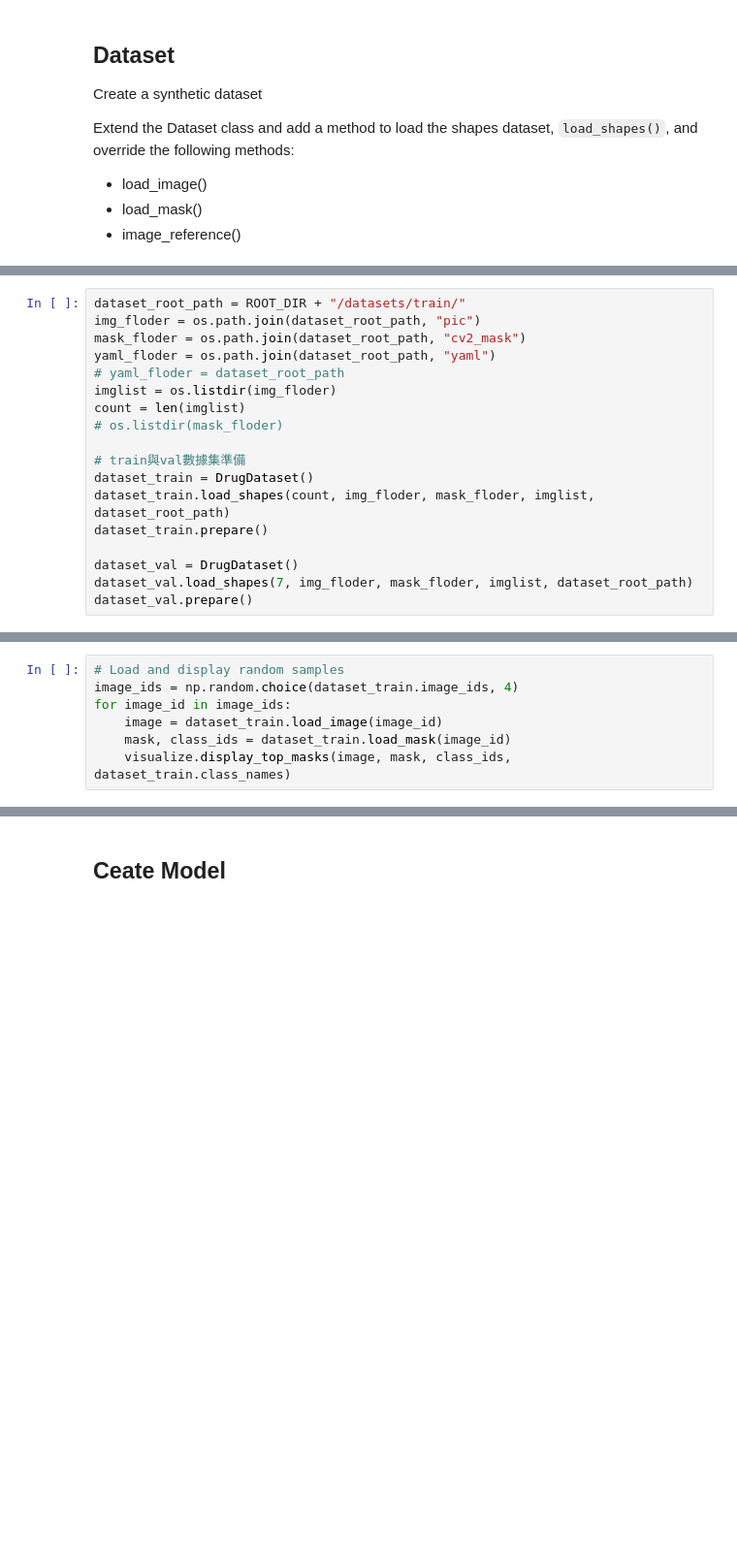
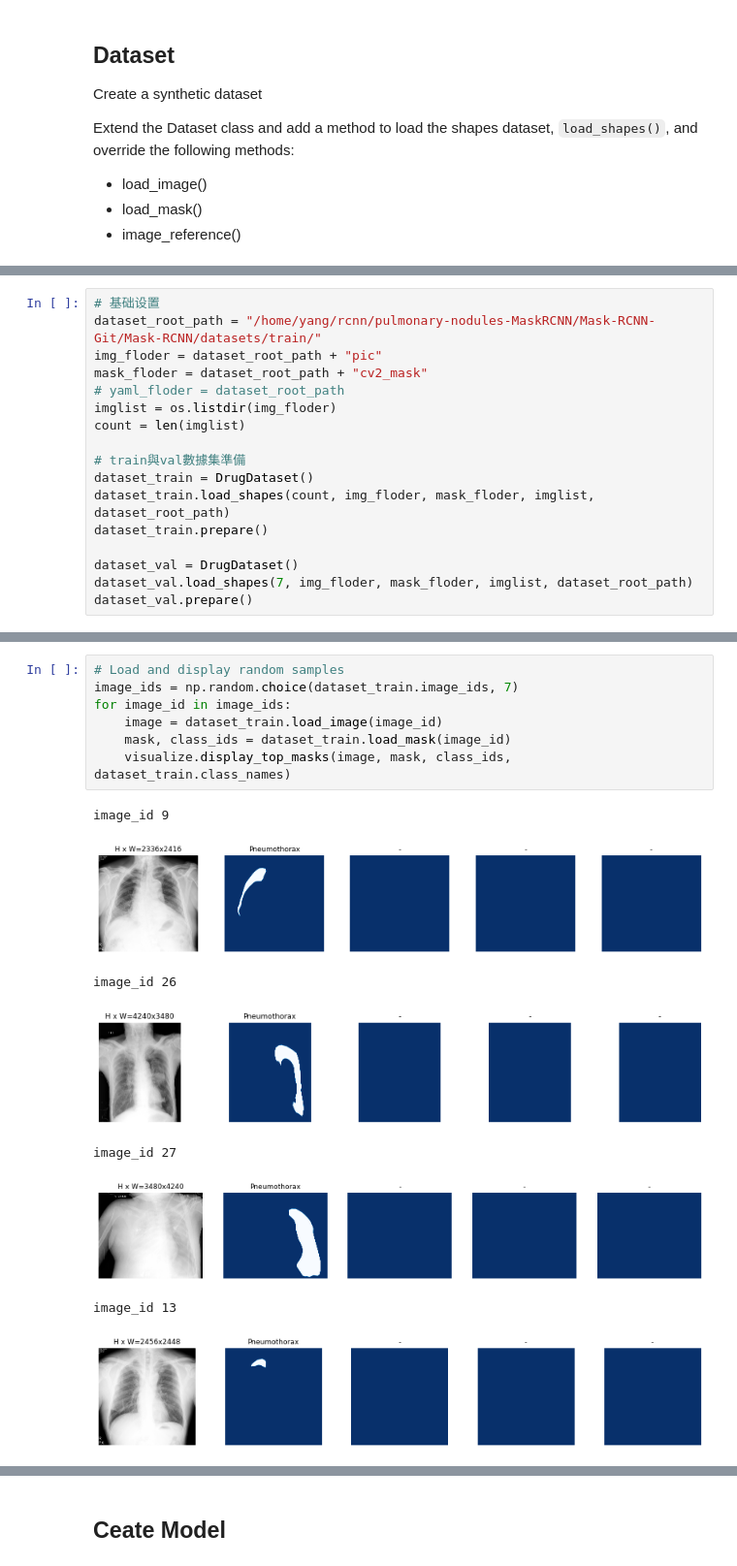
Before and after one commit to ChunHaoYang/Mask-RCNN, a Jupyter notebook: train_shapes.ipynb, the cells around one changed output, grey strips where cells are left out. Shown: that part at 97% size. Saved outputs shown, nothing was run; the diff lists cells and outputs as text; blank space fills up the shorter version.

```diff
--- a/train_shapes.ipynb
+++ b/train_shapes.ipynb
@@ -185,12 +228,11 @@ class DrugDataset(utils.Dataset):
 # %%
-dataset_root_path = ROOT_DIR + "/datasets/train/"
-img_floder = os.path.join(dataset_root_path, "pic")
-mask_floder = os.path.join(dataset_root_path, "cv2_mask")
-yaml_floder = os.path.join(dataset_root_path, "yaml")
+# 基础设置
+dataset_root_path = "/home/yang/rcnn/pulmonary-nodules-MaskRCNN/Mask-RCNN-Git/Mask-RCNN/datasets/train/"
+img_floder = dataset_root_path + "pic"
+mask_floder = dataset_root_path + "cv2_mask"
 # yaml_floder = dataset_root_path
 imglist = os.listdir(img_floder)
 count = len(imglist)
-# os.listdir(mask_floder)
 
 # train與val數據集準備
 dataset_train = DrugDataset()
@@ -205,7 +263,16 @@ AttributeError: 'NoneType' object has no attribute 'shape'
 # %%
 # Load and display random samples
-image_ids = np.random.choice(dataset_train.image_ids, 4)
+image_ids = np.random.choice(dataset_train.image_ids, 7)
 for image_id in image_ids:
     image = dataset_train.load_image(image_id)
     mask, class_ids = dataset_train.load_mask(image_id)
     visualize.display_top_masks(image, mask, class_ids, dataset_train.class_names)
+# %% [output]
+image_id 9
+[figure, added]
+image_id 26
+[figure, added]
+image_id 27
+[figure, added]
+image_id 13
+[figure, added]
```
Also changed, not shown: parts of 12 cells of this notebook.
